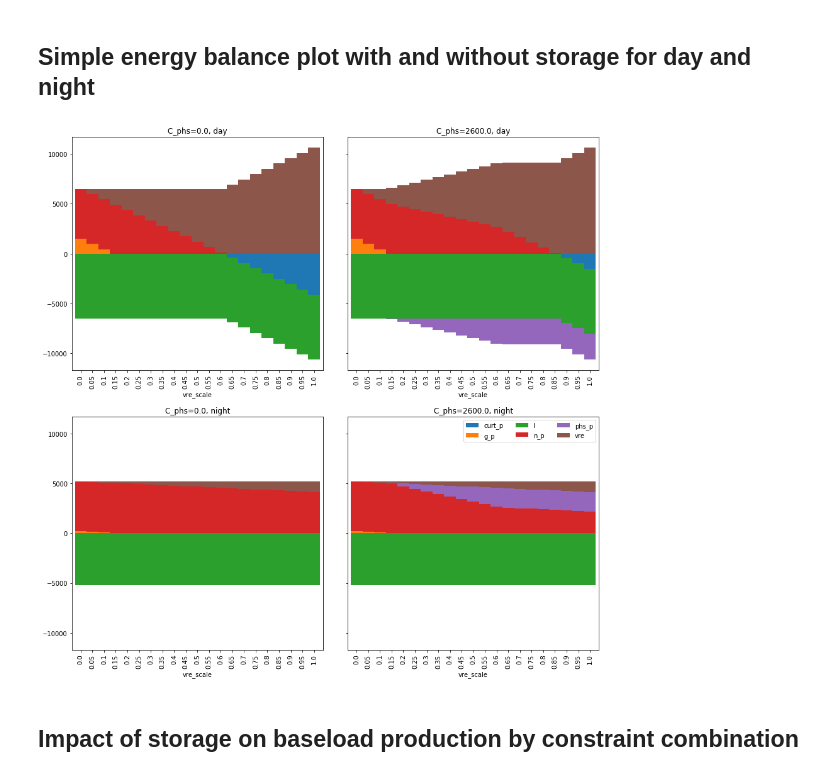
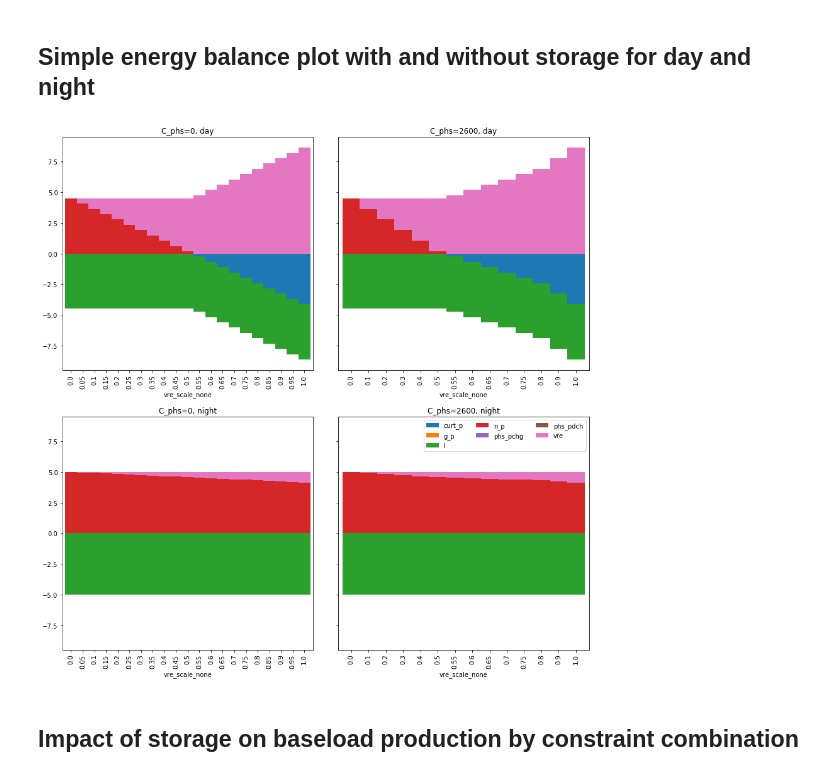
Before and after one commit to mcsoini/symenergy, a Jupyter notebook: examples/example_constant.ipynb, the cells around one changed output. Drawn from its saved outputs; the diff is of its cells as text; code cells hidden in the pictures.

```diff
--- a/examples/example_constant.ipynb
+++ b/examples/example_constant.ipynb
@@ -22,17 +23,19 @@ Parameter values are insignificant at this stage as long as they are !=None. The
 
 `nthread` is the number of cores used for parallelized solving.
 # %%
+from symenergy import logger
+logger.setLevel('DEBUG')
 m = model.Model(curtailment=True, nthreads=7)
 
 m.add_slot(name='day', load=4.5, vre=3)
 m.add_slot(name='night', load=5, vre=0.5)
 
-m.add_plant(name='n', vc0=1, vc1=None, slots=m.slots, capacity=3, fcom=10, cap_ret=True)
-m.add_plant(name='g', vc0=2, vc1=None, slots=m.slots)
+m.add_plant(name='n', vc0=10, capacity=3500, fcom=9, cap_ret=True)
+m.add_plant(name='g', vc0=90)
 
-m.add_storage(name='phs', eff=0.75, slots=m.slots,
-              capacity=0.5, energy_capacity=1,
-              slots_map={'day': 'chg', 'night': 'dch'})
+m.add_storage(name='phs', eff=0.75, capacity=1, energy_capacity=1,
+              slots_map={'chg': ['day'] , 'dch': ['night']})
 
+#m.cache.delete()
 m.generate_solve()
 # %% [output]
@@ -125,0 +101,13 @@ Extracting solution for tc...substituting...lambdify...done.
+# %%
+ev.df_x_vals['E_phs_none'] = ev.df_x_vals.C_phs_none
+ev.df_x_vals.loc[ev.df_x_vals.eff_phs_none == 0.90, 'E_phs_none'] *= dd_90/12
+ev.df_x_vals.loc[ev.df_x_vals.eff_phs_none == 0.75, 'E_phs_none'] *= dd_75/12
+
+mask_vre = (ev.df_x_vals.vre_scale_none.isin(np.linspace(0, 1, 11))
+            | ev.df_x_vals.vre_scale_none.isin(np.linspace(0.55, 0.75, 21)))
+mask_phs = (ev.df_x_vals.C_phs_none.isin(np.linspace(0, phs_C_max, 6)))
+
+ev.df_x_vals = ev.df_x_vals.loc[mask_vre | mask_phs]
+
+print(ev.df_x_vals.head(10))
+print('Length: ', len(ev.df_x_vals))
@@ -161,33 +182,33 @@ print(ev.df_bal.head(5))
 # %%
 df = ev.df_bal
 df = df.loc[-df.func_no_slot.str.contains('tc', 'lam')
-           & df.eff_phs.isin([0.75])
-           & df.C_n.isin([5000])
+           & df.eff_phs_none.isin([0.75])
+           & df.C_n_none.isin([5000])
            & -df.slot.isin(['global'])]
 
 df['lambd'] = df.lambd.astype(float)
-df['vre_scale'] = df.vre_scale.apply(lambda x: round(x*10000)/10000)
+df['vre_scale_none'] = df.vre_scale_none.apply(lambda x: round(x*10000)/10000)
 
 
-dfpv = df.pivot_table(columns='func_no_slot', values='lambd', index=['C_phs', 'slot', 'vre_scale'])
+dfpv = df.pivot_table(columns='func_no_slot', values='lambd', index=['C_phs_none', 'slot', 'vre_scale_none'])
 
 list_slot = dfpv.index.get_level_values('slot').unique()
-list_c_phs = dfpv.index.get_level_values('C_phs').unique()
+list_c_phs = dfpv.index.get_level_values('C_phs_none').unique()
 
 fig, axarr = plt.subplots(len(list_c_phs),
                           len(list_slot), sharey=True, gridspec_kw={'wspace': 0.1,}, figsize=(15,15))
 
 for nslot, slot in enumerate(list_slot):
     for nc_phs, c_phs in enumerate(list_c_phs):
 
         ax = axarr[nslot][nc_phs]
         dfpv.loc[(c_phs, slot)].plot.bar(ax=ax, legend=False, use_index=True, stacked=True, width=1)
 
         ax.set_title('C_phs=%s, %s'%(c_phs, slot))
 
 
 leg = ax.legend(ncol=3)
 # %% [output]
-[figure, old version]
+[figure, new version]
 # %% [markdown]
 ## Impact of storage on baseload production by constraint combination
```
Also changed, not shown: parts of 17 cells of this notebook, 2 other files.
